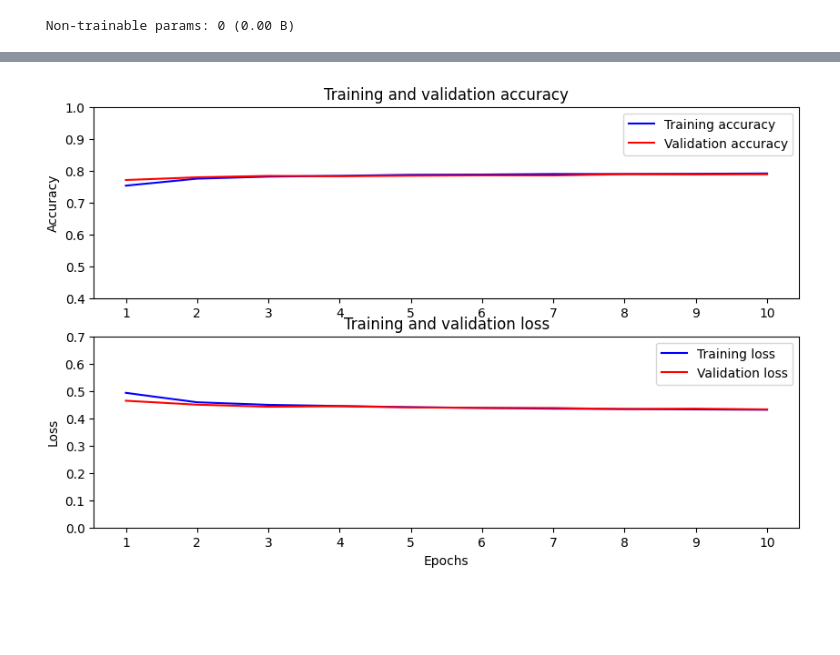
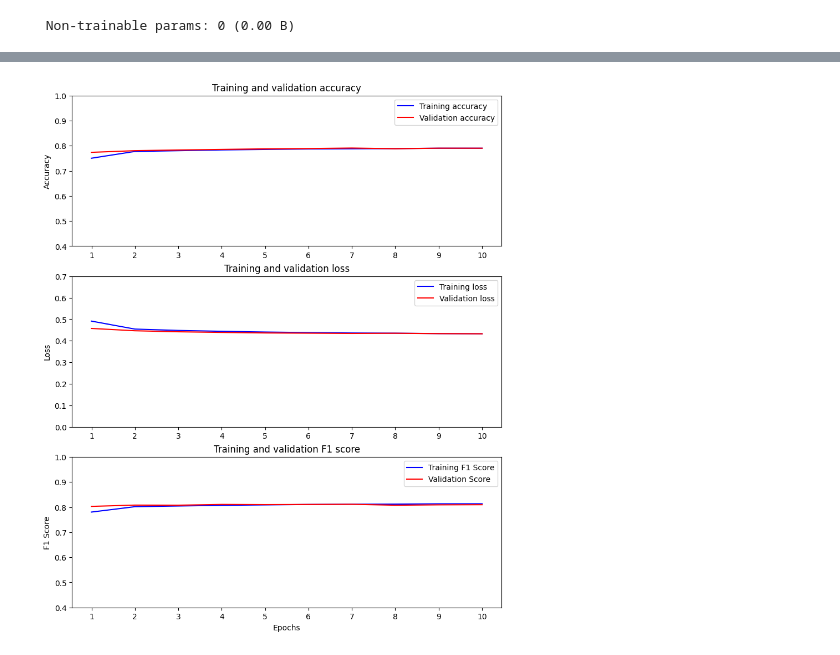
Before and after one commit to Dopalan/rainfall_forecasting_ann, a Jupyter notebook: notebooks/ann_model.ipynb, the cells around one changed output, grey strips where cells are left out. Cells and saved outputs as stored; diff of their text form; code cells hidden in the pictures; blank space fills up the shorter version.

Commit message:
F1 score plot

```diff
--- a/notebooks/ann_model.ipynb
+++ b/notebooks/ann_model.ipynb
@@ -126,33 +127,41 @@ val_accuracy = history.history['val_categorical_accuracy']
 loss = history.history['loss']
 val_loss = history.history['val_loss']
 
+f1_score = np.array(history.history['f1_score']).transpose()
+val_f1_score = np.array(history.history['val_f1_score']).transpose()
+
 epochs_count = range(1, epochs + 1)
-
-plt.figure(figsize=(10, 6))
-plt.subplot(2, 1, 1)
-plt.plot(epochs_count, accuracy, 'b', label='Training accuracy')
-plt.plot(epochs_count, val_accuracy, 'r', label='Validation accuracy')
-plt.ylabel('Accuracy')
-plt.ylim(0.4, 1)
-plt.xticks(epochs_count)
-plt.title('Training and validation accuracy')
-plt.legend()
-
-plt.subplot(2, 1, 2)
-plt.plot(epochs_count, loss, 'b', label='Training loss')
-plt.plot(epochs_count, val_loss, 'r', label='Validation loss')
-plt.ylabel('Loss')
-plt.ylim(0, 0.7)
-plt.xticks(epochs_count)
-plt.xlabel('Epochs')
-plt.title('Training and validation loss')
-plt.legend()
-plt.show()
-# %% [output]
-[figure, removed]
 # %%
-history_f1 = history.history['f1_score']
-history_val_f1 = history.history['val_f1_score']
+# Plot evaluation metrics
+plt.figure(figsize=(10, 12))
+plt.subplot(3, 1, 1)
+plt.plot(epochs_count, accuracy, 'b', label='Training accuracy')
+plt.plot(epochs_count, val_accuracy, 'r', label='Validation accuracy')
+plt.ylabel('Accuracy')
+plt.ylim(0.4, 1)
+plt.xticks(epochs_count)
+plt.title('Training and validation accuracy')
+plt.legend()
 
-f1_score = tf.math.reduce_mean(history_f1, 1).numpy().tolist()
-val_f1_score = tf.math.reduce_mean(history_val_f1, 1).numpy().tolist()
+plt.subplot(3, 1, 2)
+plt.plot(epochs_count, loss, 'b', label='Training loss')
+plt.plot(epochs_count, val_loss, 'r', label='Validation loss')
+plt.ylabel('Loss')
+plt.ylim(0, 0.7)
+plt.xticks(epochs_count)
+plt.title('Training and validation loss')
+plt.legend()
+
+plt.subplot(3, 1, 3)
+plt.plot(epochs_count, f1_score[0], 'b', label='Training F1 Score')
+plt.plot(epochs_count, val_f1_score[0], 'r', label='Validation Score')
+plt.ylabel('F1 Score')
+plt.ylim(0.4, 1)
+plt.xticks(epochs_count)
+plt.title('Training and validation F1 score')
+plt.legend()
+
+plt.xlabel('Epochs')
+plt.show()
+# %% [output]
+[figure, added]
```
Also changed, not shown: parts of 3 cells of this notebook, 3 other files.
